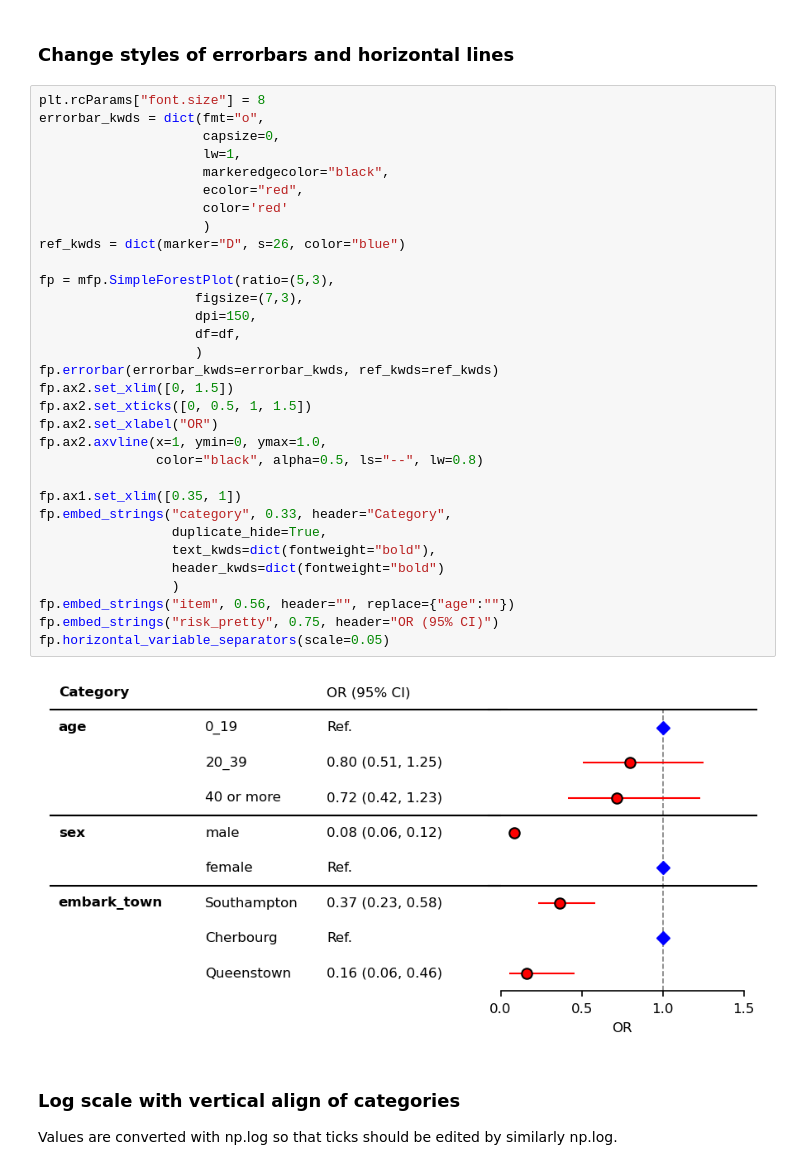
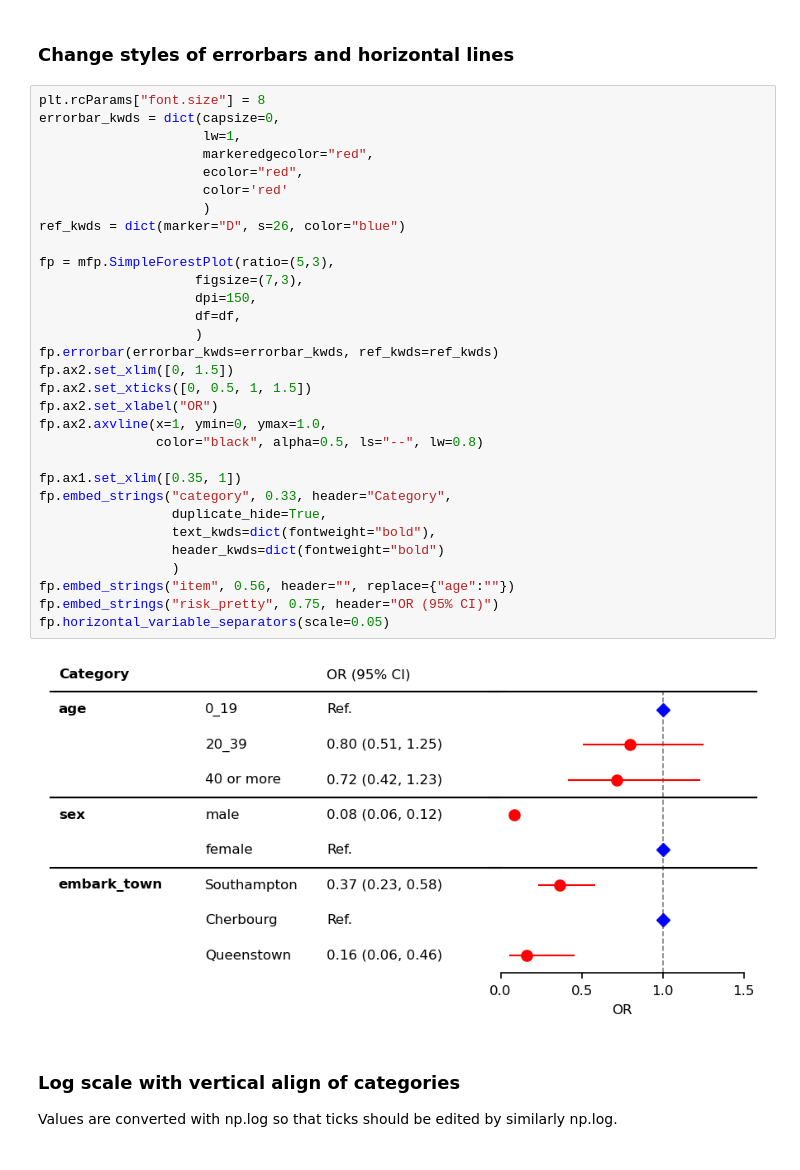
Before and after one commit to toshiakiasakura/myforestplot, a Jupyter notebook: docs_src/notebooks/2_gallery.ipynb, the cells around one changed output. Saved outputs shown, nothing was run; the diff lists cells and outputs as text.

```diff
--- a/docs_src/notebooks/2_gallery.ipynb
+++ b/docs_src/notebooks/2_gallery.ipynb
@@ -134,38 +134,37 @@ fp.horizontal_variable_separators()
 ### Change styles of errorbars and horizontal lines
 # %%
 plt.rcParams["font.size"] = 8
-errorbar_kwds = dict(fmt="o",
-                     capsize=0,
+errorbar_kwds = dict(capsize=0,
                      lw=1,
-                     markeredgecolor="black",
+                     markeredgecolor="red",
                      ecolor="red",
                      color='red'
                      )
 ref_kwds = dict(marker="D", s=26, color="blue")
 
 fp = mfp.SimpleForestPlot(ratio=(5,3),
                     figsize=(7,3),
                     dpi=150,
                     df=df,
                     )
 fp.errorbar(errorbar_kwds=errorbar_kwds, ref_kwds=ref_kwds)
 fp.ax2.set_xlim([0, 1.5])
 fp.ax2.set_xticks([0, 0.5, 1, 1.5])
 fp.ax2.set_xlabel("OR")
 fp.ax2.axvline(x=1, ymin=0, ymax=1.0,
                color="black", alpha=0.5, ls="--", lw=0.8)
 
 fp.ax1.set_xlim([0.35, 1])
 fp.embed_strings("category", 0.33, header="Category",
                  duplicate_hide=True,
                  text_kwds=dict(fontweight="bold"),
                  header_kwds=dict(fontweight="bold")
                  )
 fp.embed_strings("item", 0.56, header="", replace={"age":""})
 fp.embed_strings("risk_pretty", 0.75, header="OR (95% CI)")
 fp.horizontal_variable_separators(scale=0.05)
 # %% [output]
-[figure, old version]
+[figure, new version]
 # %% [markdown]
 ### Log scale with vertical align of categories
 Values are converted with np.log so that ticks should be edited by similarly np.log.
```
Also changed, not shown: parts of 11 cells of this notebook, 26 other files.
